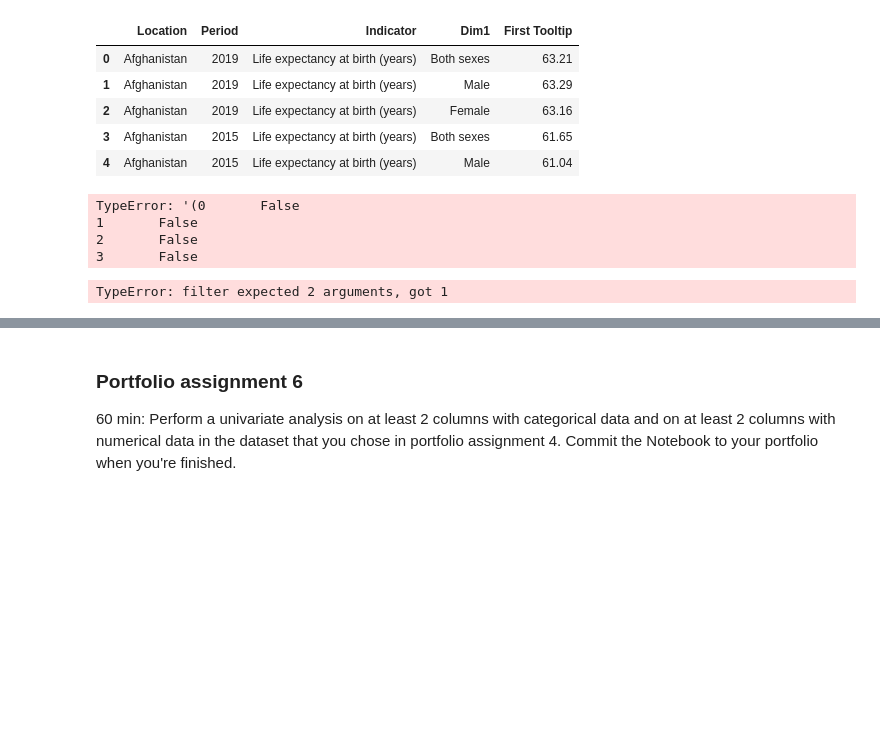
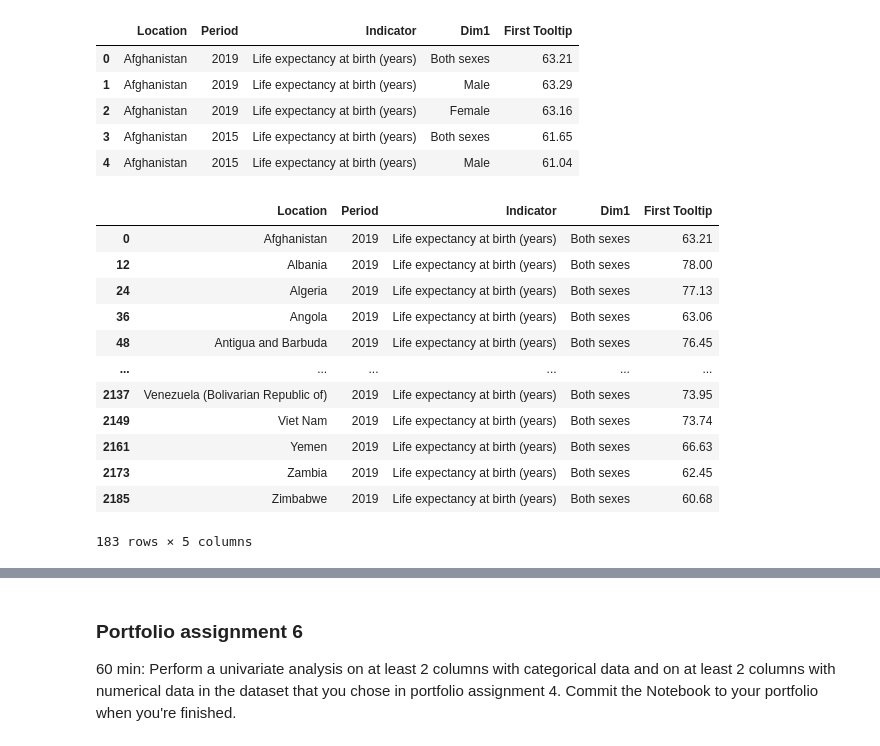
Before and after one commit to NoahKeijzer/DataSciencePortfolio, a Jupyter notebook: Introduction and Univariate Analysis.ipynb, the cells around one changed output, grey strips where cells are left out. Saved outputs shown, nothing was run; the diff lists cells and outputs as text; code cells hidden in the pictures; blank space fills up the shorter version.

```diff
--- a/Introduction and Univariate Analysis.ipynb
+++ b/Introduction and Univariate Analysis.ipynb
@@ -202,7 +356,7 @@ Commit the notebook and dataset to your portfolio when you're finished.
 # %%
 import pandas as pd
 # %%
-lifeExpectancy = pd.read_csv('lifeExpectancyAtBirth.csv')
+lifeExpectancy = pd.read_csv('lifeExpectancyAtBirth.csv', sep=',')
 # %%
 lifeExpectancy.head()
 # %% [output]
@@ -213,13 +367,19 @@ lifeExpectancy.head()
 | 3 | Afghanistan | 2015 | Life expectancy at birth (years) | Both sexes | 61.65 |
 | 4 | Afghanistan | 2015 | Life expectancy at birth (years) | Male | 61.04 |
 # %%
-lifeExpectancy[(lifeExpectancy["Dim1"] ==  "both sexes"), (lifeExpectancy["Period"] == 2019)]
+filter = (lifeExpectancy['Dim1'] == 'Both sexes') & (lifeExpectancy['Period'] == 2019)
+lifeExpectancy[filter]
 # %% [output]
+|  | Location | Period | Indicator | Dim1 | First Tooltip |
+| 0 | Afghanistan | 2019 | Life expectancy at birth (years) | Both sexes | 63.21 |
+| 12 | Albania | 2019 | Life expectancy at birth (years) | Both sexes | 78.00 |
+| 24 | Algeria | 2019 | Life expectancy at birth (years) | Both sexes | 77.13 |
+| 36 | Angola | 2019 | Life expectancy at birth (years) | Both sexes | 63.06 |
+| 48 | Antigua and Barbuda | 2019 | Life expectancy at birth (years) | Both sexes | 76.45 |
+| ... | ... | ... | ... | ... | ... |
+| 2137 | Venezuela (Bolivarian Republic of) | 2019 | Life expectancy at birth (years) | Both sexes | 73.95 |
+| 2149 | Viet Nam | 2019 | Life expectancy at birth (years) | Both sexes | 73.74 |
+| 2161 | Yemen | 2019 | Life expectancy at birth (years) | Both sexes | 66.63 |
+| 2173 | Zambia | 2019 | Life expectancy at birth (years) | Both sexes | 62.45 |
+| 2185 | Zimbabwe | 2019 | Life expectancy at birth (years) | Both sexes | 60.68 |
-TypeError: '(0       False
-1       False
-2       False
-3       False
+183 rows × 5 columns
-# %%
-filterData = lifeExpectancy[filter]
-# %% [output]
-TypeError: filter expected 2 arguments, got 1
```
Also changed, not shown: parts of 39 cells of this notebook.
